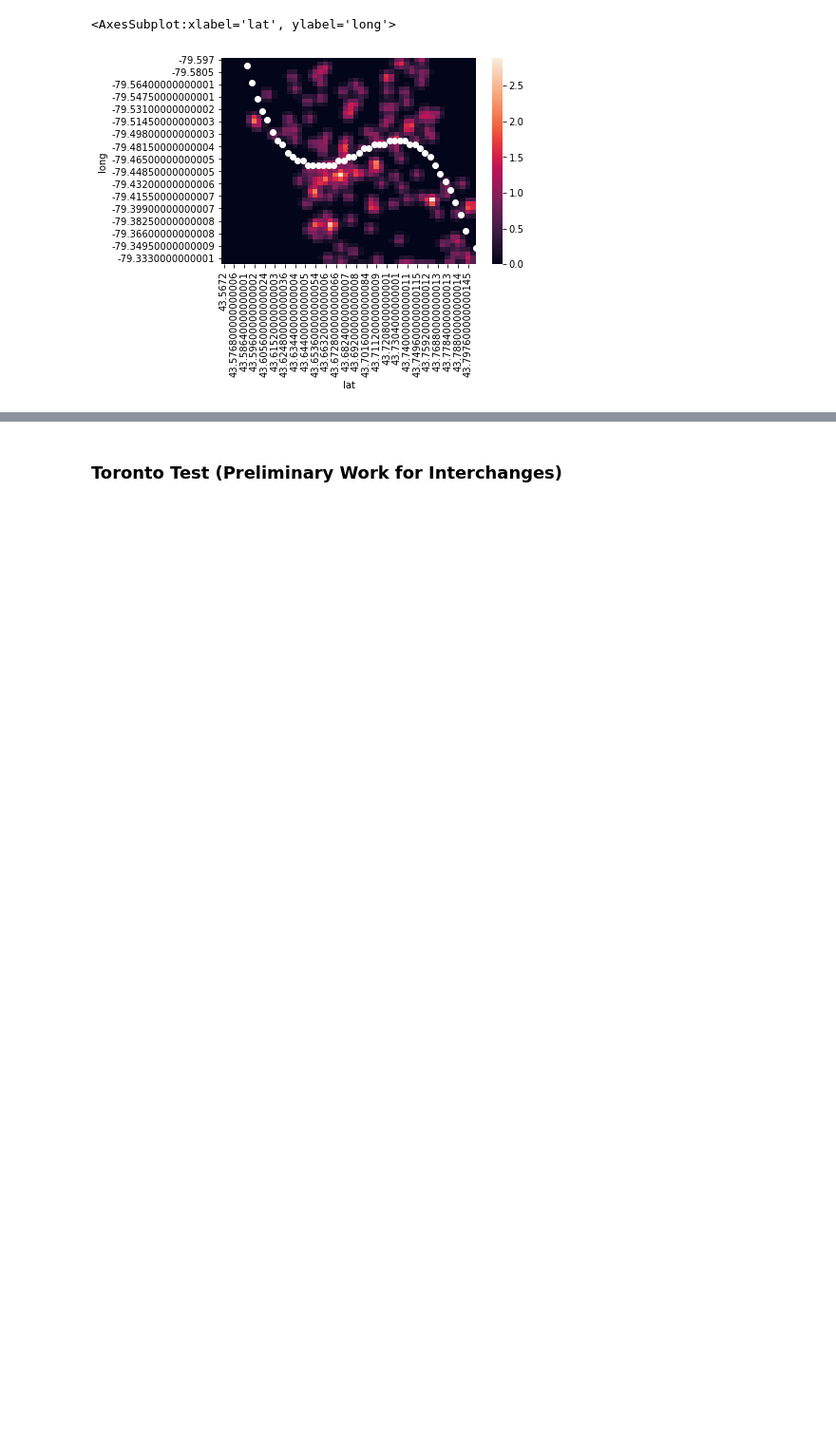
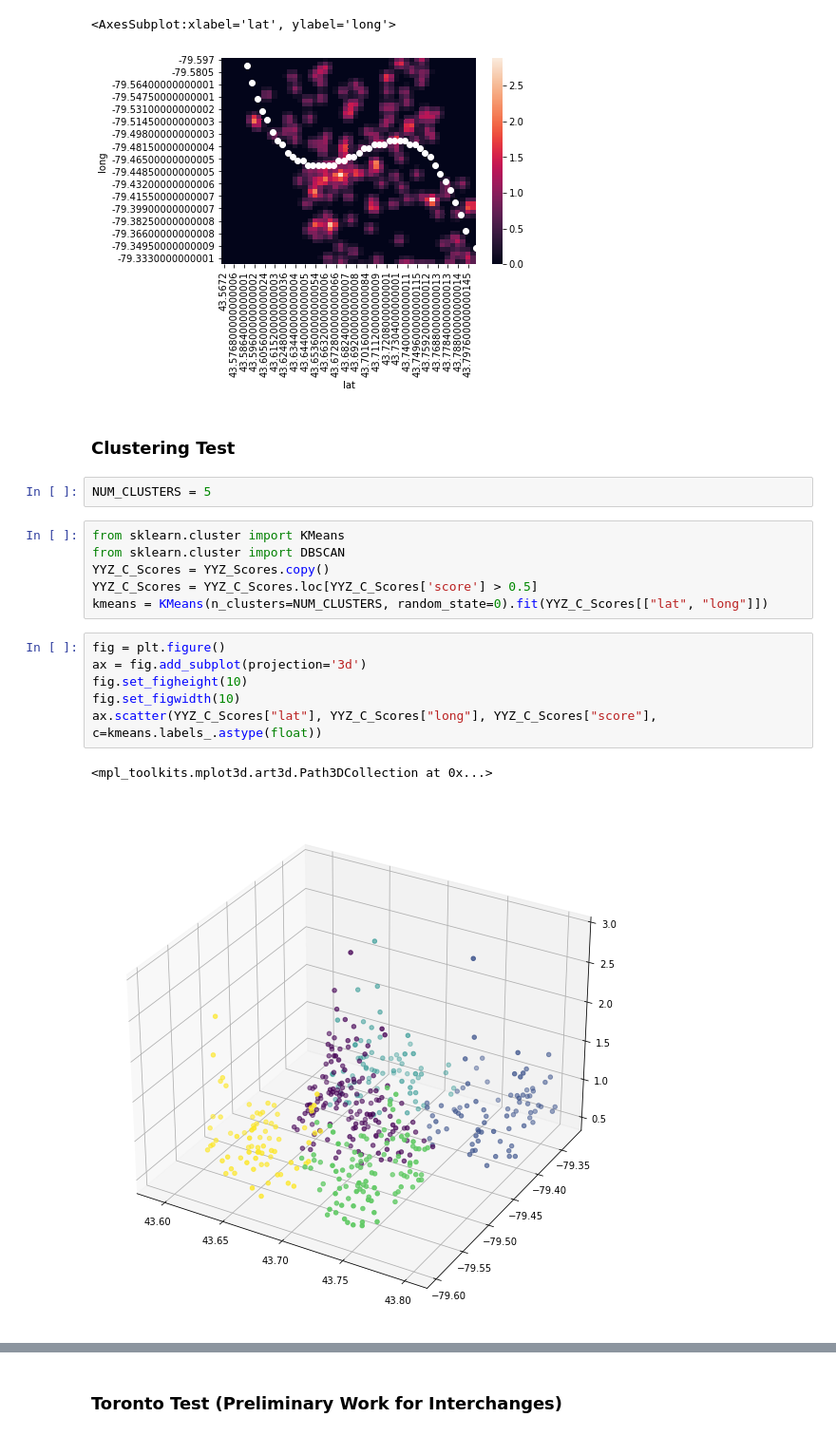
Before and after one commit to geotrieu/transit-ai, a Jupyter notebook: src/preprocessing.ipynb, the cells around one changed output, grey strips where cells are left out. Shown at 95% size. Saved outputs shown, nothing was run; the diff lists cells and outputs as text; blank space fills up the shorter version.

```diff
--- a/src/preprocessing.ipynb
+++ b/src/preprocessing.ipynb
@@ -195,3 +196,22 @@ plotHeatmapPolynomial(YYZ_Scores, [YYZ_Line_1])
 # %% [output]
 <AxesSubplot:xlabel='lat', ylabel='long'>
 [figure]
+# %% [markdown]
+### Clustering Test
+# %%
+NUM_CLUSTERS = 5
+# %%
+from sklearn.cluster import KMeans
+from sklearn.cluster import DBSCAN
+YYZ_C_Scores = YYZ_Scores.copy()
+YYZ_C_Scores = YYZ_C_Scores.loc[YYZ_C_Scores['score'] > 0.5]
+kmeans = KMeans(n_clusters=NUM_CLUSTERS, random_state=0).fit(YYZ_C_Scores[["lat", "long"]])
+# %%
+fig = plt.figure()
+ax = fig.add_subplot(projection='3d')
+fig.set_figheight(10)
+fig.set_figwidth(10)
+ax.scatter(YYZ_C_Scores["lat"], YYZ_C_Scores["long"], YYZ_C_Scores["score"], c=kmeans.labels_.astype(float))
+# %% [output]
+<mpl_toolkits.mplot3d.art3d.Path3DCollection at 0x...>
+[figure, added]
```
Also changed, not shown: parts of 12 cells of this notebook, 1 other file.
